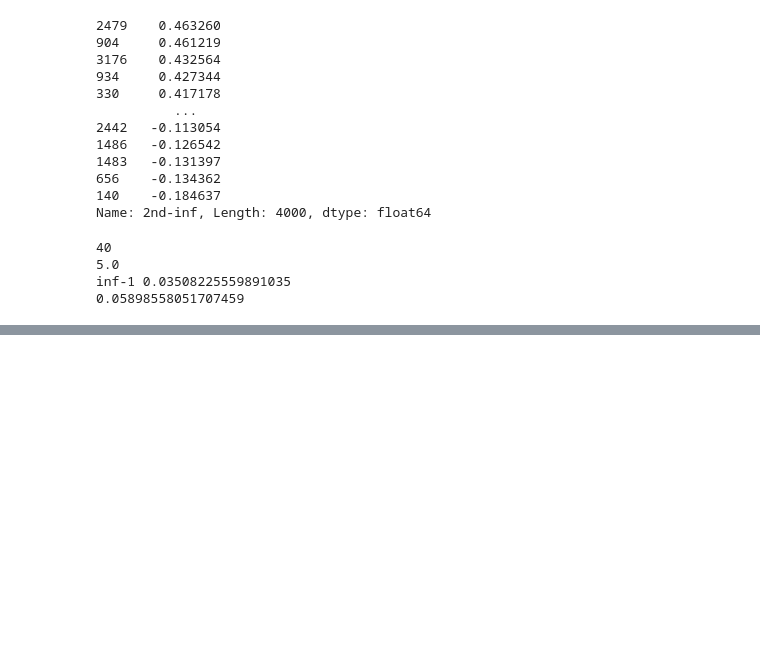
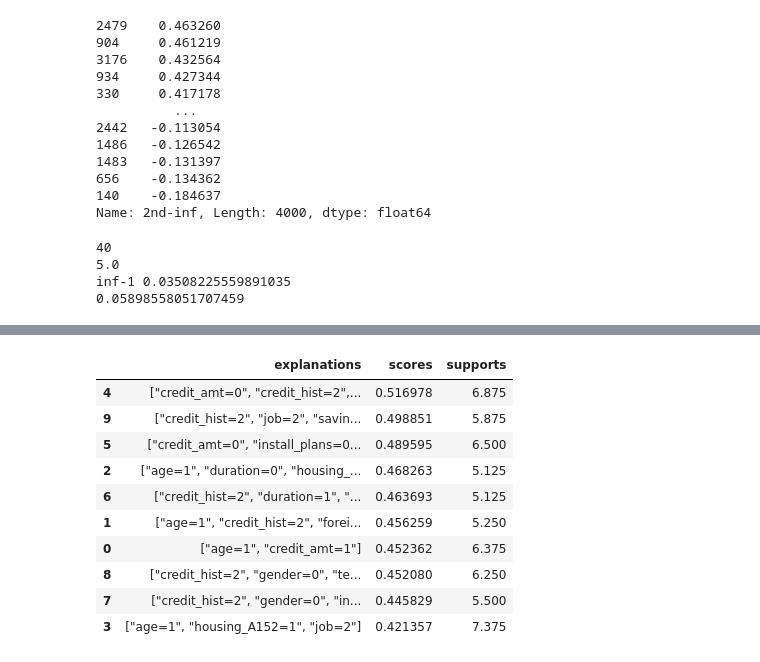
Before and after one commit to romilapradhan/gopher, a Jupyter notebook: german/if_predicates-german.ipynb, the cells around one changed output, grey strips where cells are left out. Saved outputs shown, nothing was run; the diff lists cells and outputs as text; code cells hidden in the pictures; blank space fills up the shorter version.

```diff
--- a/german/if_predicates-german.ipynb
+++ b/german/if_predicates-german.ipynb
@@ -921,0 +1072,37 @@ inf-1 0.03508225559891035
+# %%
+topk = Topk(method='lsh', threshold=0.7, k=10)
+tbar = tqdm.tqdm(total=len(candidates_support_3_compact))
+for row in candidates_support_3_compact:
+    explanation, score = row[0], row[2]
+    topk.update(X_train_orig, explanation, score)
+    tbar.update()
+# %%
+explanations = list(topk.top_explanations.keys())
+idxs = [v[1] for v in topk.top_explanations.values()]
+supports = list()
+scores = list()
+for e in explanations:
+    condition = candidates_df_3_compact.predicates.apply(lambda x: x==json.loads(e))
+    supports.append(float(candidates_df_3_compact[condition]['support']))
+    scores.append(float(candidates_df_3_compact[condition]['score']))
+
+expl = [explanations, scores, supports]
+expl = (np.array(expl).T).tolist()
+
+explanations = pd.DataFrame(expl, columns=["explanations", "scores", "supports"])
+explanations['scores'] = explanations['scores'].astype(float)
+explanations['supports'] = explanations['supports'].astype(float)
+# %%
+explanations.sort_values(by=['scores'], ascending=False)
+# %% [output]
+|  | explanations | scores | supports |
+| 4 | ["credit_amt=0", "credit_hist=2",... | 0.516978 | 6.875 |
+| 9 | ["credit_hist=2", "job=2", "savin... | 0.498851 | 5.875 |
+| 5 | ["credit_amt=0", "install_plans=0... | 0.489595 | 6.500 |
+| 2 | ["age=1", "duration=0", "housing_... | 0.468263 | 5.125 |
+| 6 | ["credit_hist=2", "duration=1", "... | 0.463693 | 5.125 |
+| 1 | ["age=1", "credit_hist=2", "forei... | 0.456259 | 5.250 |
+| 0 | ["age=1", "credit_amt=1"] | 0.452362 | 6.375 |
+| 8 | ["credit_hist=2", "gender=0", "te... | 0.452080 | 6.250 |
+| 7 | ["credit_hist=2", "gender=0", "in... | 0.445829 | 5.500 |
+| 3 | ["age=1", "housing_A152=1", "job=2"] | 0.421357 | 7.375 |
```
Also changed, not shown: parts of 11 cells of this notebook.
